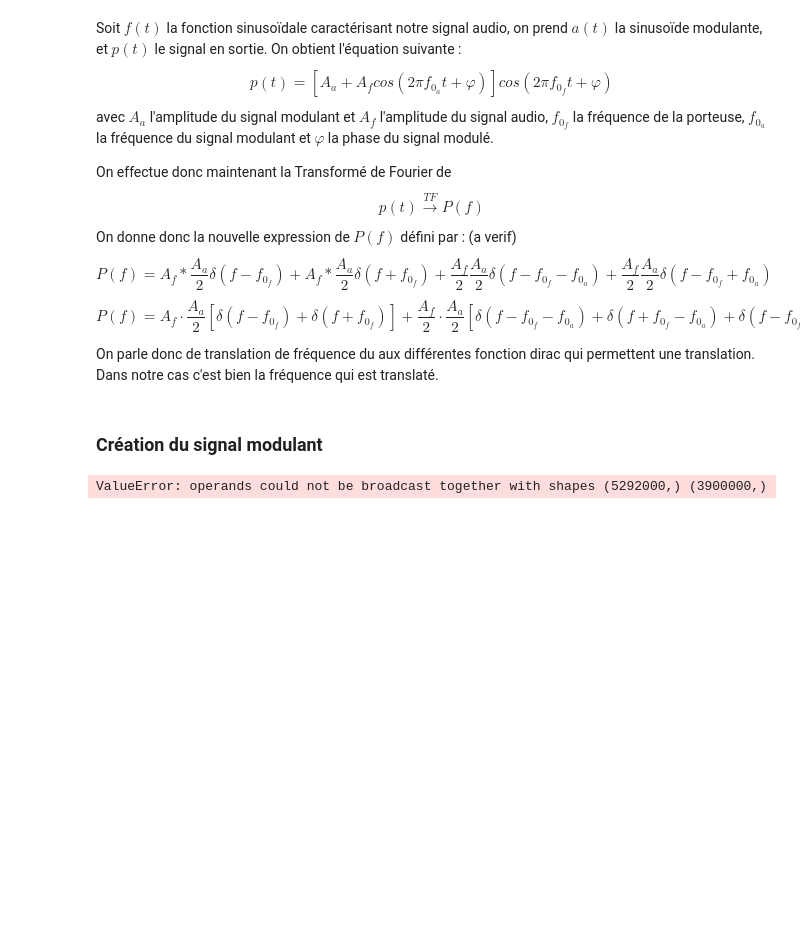
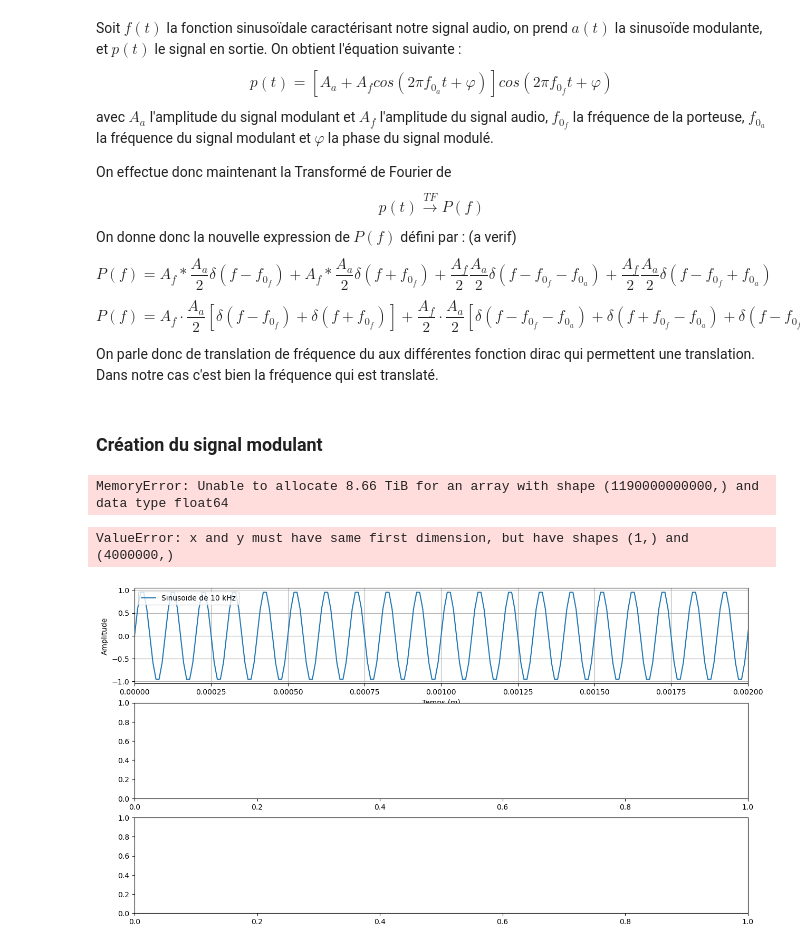
Before and after one commit to NergYR/SA202, a Jupyter notebook: main.ipynb, the cells around one changed output. Drawn from its saved outputs; the diff is of its cells as text; code cells hidden in the pictures; blank space fills up the shorter version.

```diff
--- a/main.ipynb
+++ b/main.ipynb
@@ -107,7 +107,7 @@ tfft = stop - start
 te = 1/samplerate
 f0 = 10e3
 nb_echantillons = int(stop * samplerate)
-time = np.linspace(0, stop, nb_echantillons, endpoint=False)
+time = np.arange(0, len(tranche)/10000, te)
 
 AM_modulant = np.sin(2*np.pi*f0*time)
 
@@ -116,19 +116,51 @@ amplitude_signal = np.max(tranche)
 
 
 #modulated_signal = (amplitude_modulant + amplitude_signal*AM_modulant)*tranche
-
-fig, ax = plt.subplots(3, 1, figsize=(15, 8))
-
-
-ax[0].plot(time, AM_modulant)
-ax[0].title('Sinusoïde de 10 kHz pendant 2 minutes')
-plt.xlabel('Temps (s)')
-plt.ylabel('Amplitude')
-plt.xlim(0, 2e-3)
-ax[0].grid(True)
-plt.show()
-# %% [output]
-ValueError: operands could not be broadcast together with shapes (5292000,) (3900000,)
+# %%
+
+utemps = samplerate
+debut=utemps*1
+fin=utemps*120
+
+
+
+tranche = data[int(0):int(fin)]
+N_tranche = len(tranche)
+
+
+
+print(N_tranche)
+# %% [output]
+MemoryError: Unable to allocate 8.66 TiB for an array with shape (1190000000000,) and data type float64
+# %%
+
+fig, ax = plt.subplots(3, 1, figsize=(15, 8))
+
+
+ax[0].plot(time, AM_modulant, label="Sinusoïde de 10 kHz")
+ax[0].legend(loc="upper left")
+ax[0].set_xlabel('Temps (m)')
+ax[0].set_ylabel('Amplitude')
+ax[0].set_xlim(0, 2e-3)
+ax[0].grid(True)
+
+#debut=0
+#fin=samplerate*5
+
+#tranche = data[int(0):int(fin)]
+
+
+ax[1].plot(time, tranche, label="Sinusoïde du Signal audio pendant 2 minutes")
+ax[1].legend(loc="upper left")
+ax[1].set_xlabel('Temps (ms)')
+ax[1].set_ylabel('Amplitude')
+ax[1].grid(True)
+
+fig.tight_layout(pad=2.0)
+plt.show()
+# %% [output]
+ValueError: x and y must have same first dimension, but have shapes (1,) and (4000000,)
+[figure, added]
 # %%
 
 amplitude_modulant = np.max(AM_modulant)
```
Also changed, not shown: parts of 1 cell of this notebook.
